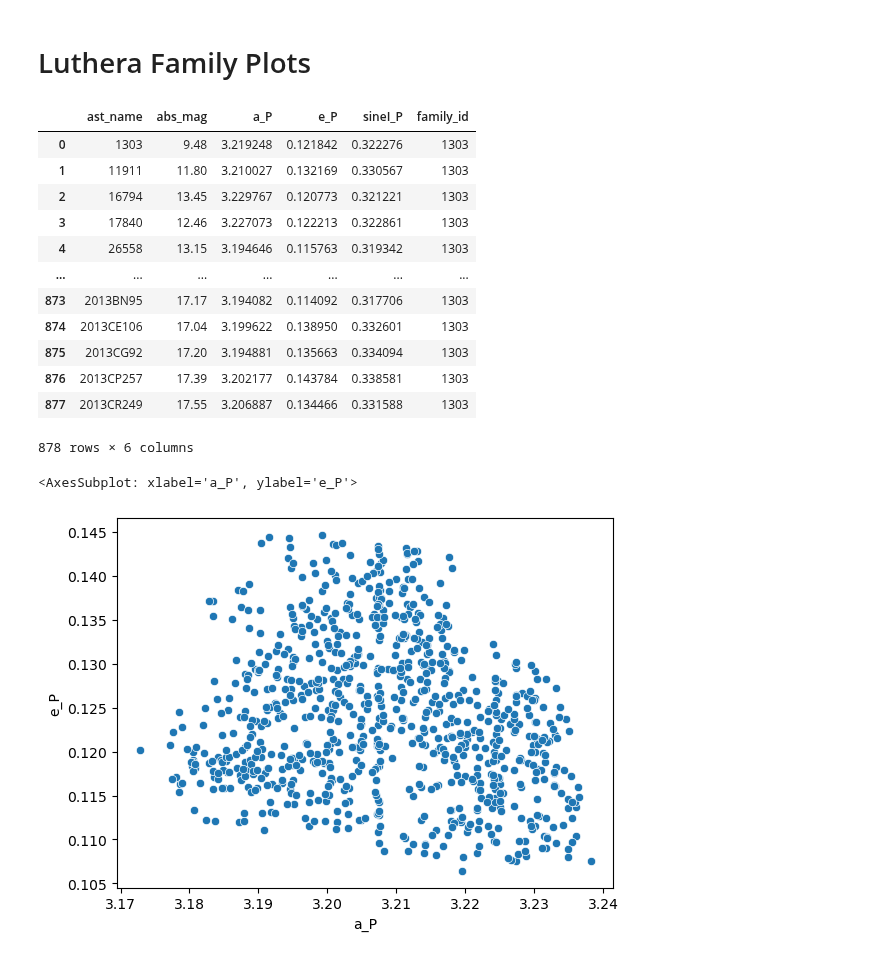
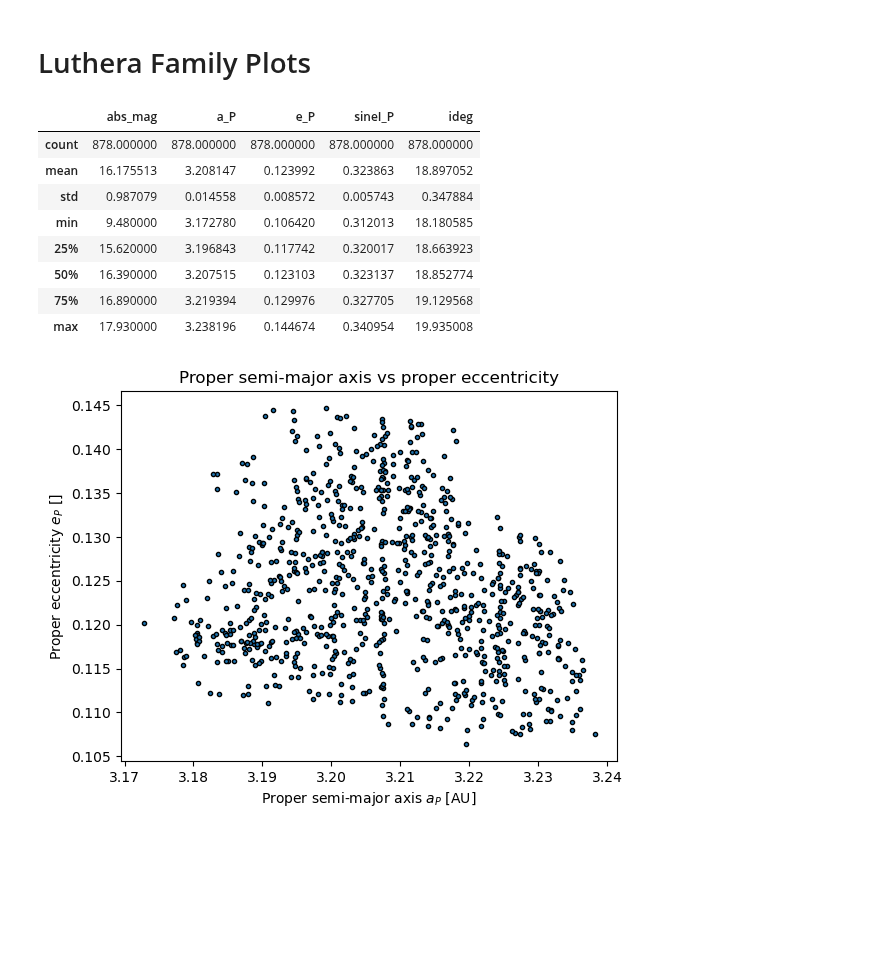
Before and after one commit to crankymax/asteroid_families, a Jupyter notebook: Luthera_Family_Plots.ipynb, the cells around one changed output. Cells and saved outputs as stored; diff of their text form; code cells hidden in the pictures; blank space fills up the shorter version.

```diff
--- a/Luthera_Family_Plots.ipynb
+++ b/Luthera_Family_Plots.ipynb
@@ -10,25 +11,26 @@ import seaborn as sns
 # %%
 path = './luthera_family.h5'
 luth_fam = pd.read_hdf(path)
+# %%
+luth_fam['ideg'] = np.degrees(np.arcsin(luth_fam['sineI_P']))
 # %%
-luth_fam
+luth_fam.describe()
 # %% [output]
-|  | ast_name | abs_mag | a_P | e_P | sineI_P | family_id |
-| 0 | 1303 | 9.48 | 3.219248 | 0.121842 | 0.322276 | 1303 |
-| 1 | 11911 | 11.80 | 3.210027 | 0.132169 | 0.330567 | 1303 |
-| 2 | 16794 | 13.45 | 3.229767 | 0.120773 | 0.321221 | 1303 |
-| 3 | 17840 | 12.46 | 3.227073 | 0.122213 | 0.322861 | 1303 |
-| 4 | 26558 | 13.15 | 3.194646 | 0.115763 | 0.319342 | 1303 |
-| ... | ... | ... | ... | ... | ... | ... |
-| 873 | 2013BN95 | 17.17 | 3.194082 | 0.114092 | 0.317706 | 1303 |
-| 874 | 2013CE106 | 17.04 | 3.199622 | 0.138950 | 0.332601 | 1303 |
-| 875 | 2013CG92 | 17.20 | 3.194881 | 0.135663 | 0.334094 | 1303 |
-| 876 | 2013CP257 | 17.39 | 3.202177 | 0.143784 | 0.338581 | 1303 |
-| 877 | 2013CR249 | 17.55 | 3.206887 | 0.134466 | 0.331588 | 1303 |
+|  | abs_mag | a_P | e_P | sineI_P | ideg |
+| count | 878.000000 | 878.000000 | 878.000000 | 878.000000 | 878.000000 |
+| mean | 16.175513 | 3.208147 | 0.123992 | 0.323863 | 18.897052 |
+| std | 0.987079 | 0.014558 | 0.008572 | 0.005743 | 0.347884 |
+| min | 9.480000 | 3.172780 | 0.106420 | 0.312013 | 18.180585 |
+| 25% | 15.620000 | 3.196843 | 0.117742 | 0.320017 | 18.663923 |
+| 50% | 16.390000 | 3.207515 | 0.123103 | 0.323137 | 18.852774 |
+| 75% | 16.890000 | 3.219394 | 0.129976 | 0.327705 | 19.129568 |
+| max | 17.930000 | 3.238196 | 0.144674 | 0.340954 | 19.935008 |
-878 rows × 6 columns
 # %%
-sns.scatterplot(data=luth_fam, x='a_P',y='e_P')
+plt.scatter(data=luth_fam, x='a_P',y='e_P', edgecolors='black', marker=".")
+plt.xlabel("Proper semi-major axis $a_P$ [AU]")
+plt.ylabel("Proper eccentricity $e_P$ []")
+plt.title("Proper semi-major axis vs proper eccentricity")
+plt.show()
 # %% [output]
-<AxesSubplot: xlabel='a_P', ylabel='e_P'>
-[figure, old version]
+[figure, new version]
 # %%
```
Also changed, not shown: parts of 5 cells of this notebook, 10 other files.
